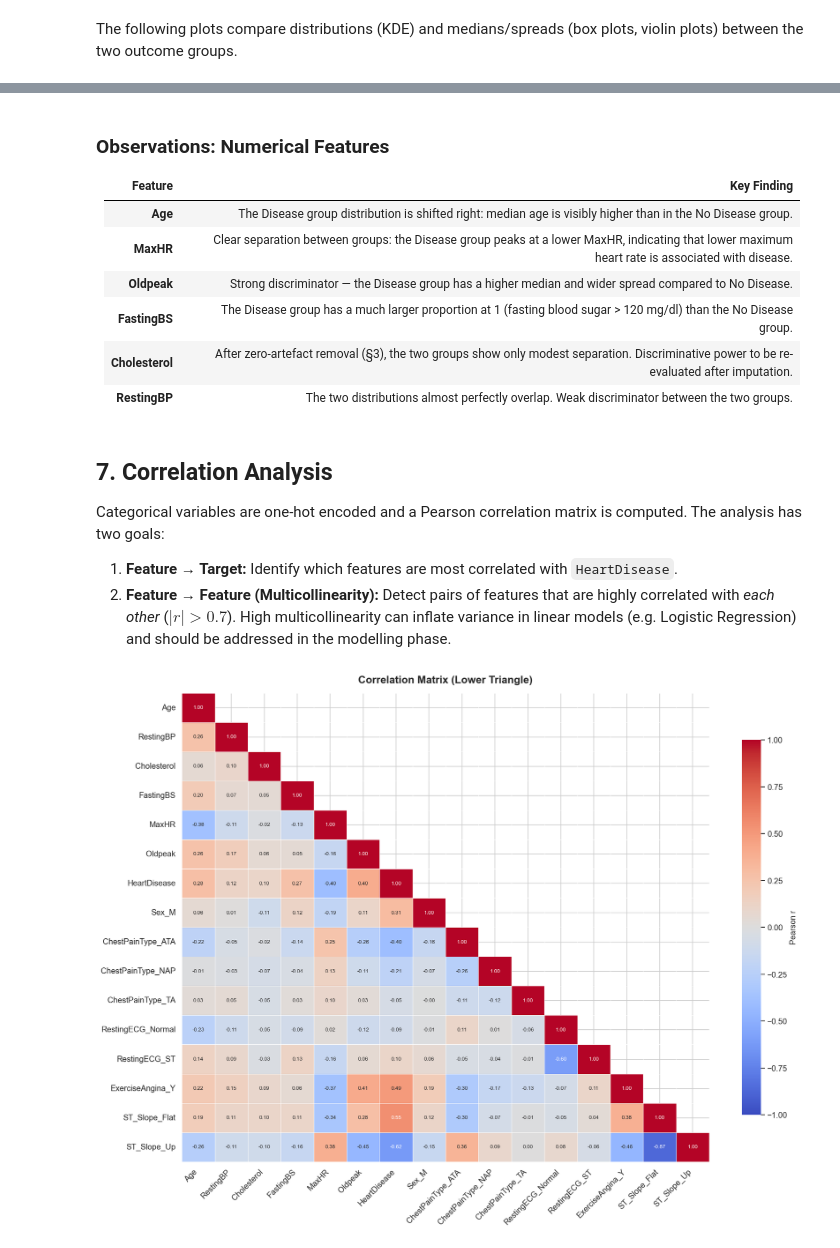
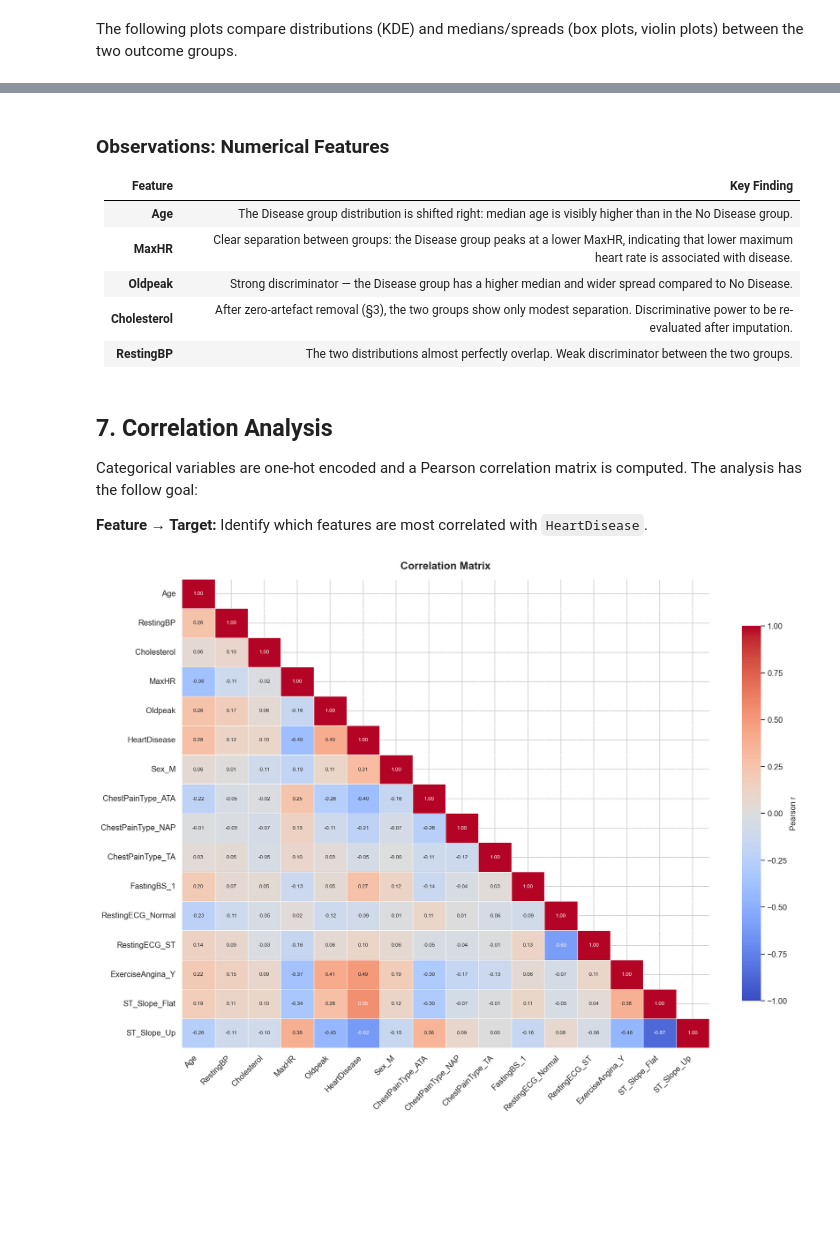
Before and after one commit to antonioiammarino/heart_failure, a Jupyter notebook: eda.ipynb, the cells around one changed output, grey strips where cells are left out. Cells and saved outputs as stored; diff of their text form; code cells hidden in the pictures; blank space fills up the shorter version.

Commit message:
fix eda with fastingbs treated as categoric

```diff
--- a/eda.ipynb
+++ b/eda.ipynb
@@ -89,6 +87,9 @@ First 5 rows:
 | 3 | 48 | F | ASY | 138 | 214 | 0 | Normal | 108 | ... |
 | 4 | 54 | M | NAP | 150 | 195 | 0 | Normal | 122 | ... |
 # %%
+# FastingBS is binary but stored as numeric, convert to categorical for clarity
+df['FastingBS'] = df['FastingBS'].astype(str)
+
 # Separate feature types
 categorical_cols = df.select_dtypes(include="object").columns.tolist()
 numerical_cols = df.select_dtypes(include=np.number).columns.tolist()
@@ -444,36 +447,34 @@ for col in numerical_cols:
 | **Age** | The Disease group distribution is shifted right: median age is visibly higher than in the No Disease group. |
 | **MaxHR** | Clear separation between groups: the Disease group peaks at a lower MaxHR, indicating that lower maximum heart rate is associated with disease. |
 | **Oldpeak** | Strong discriminator — the Disease group has a higher median and wider spread compared to No Disease. |
-| **FastingBS** | The Disease group has a much larger proportion at 1 (fasting blood sugar > 120 mg/dl) than the No Disease group. |
 | **Cholesterol** | After zero-artefact removal (§3), the two groups show only modest separation. Discriminative power to be re-evaluated after imputation. |
 | **RestingBP** | The two distributions almost perfectly overlap. Weak discriminator between the two groups. |
 # %% [markdown]
 <a id='7'></a>
 ## 7. Correlation Analysis
 
-Categorical variables are one-hot encoded and a Pearson correlation matrix is computed. The analysis has two goals:
+Categorical variables are one-hot encoded and a Pearson correlation matrix is computed. The analysis has the follow goal:
 
-1. **Feature → Target:** Identify which features are most correlated with `HeartDisease`.
-2. **Feature → Feature (Multicollinearity):** Detect pairs of features that are highly correlated with *each other* ($|r| > 0.7$). High multicollinearity can inflate variance in linear models (e.g. Logistic Regression) and should be addressed in the modelling phase.
+**Feature → Target:** Identify which features are most correlated with `HeartDisease`.
 # %%
 # Correlation matrix (full, one-hot encoded)
 df_encoded = pd.get_dummies(df, drop_first=True)
 corr_matrix = df_encoded.corr()
 
 # Mask upper triangle for cleaner visualisation
 mask = np.triu(np.ones_like(corr_matrix, dtype=bool), k=1)
 
 fig, ax = plt.subplots(figsize=(16, 12))
 sns.heatmap(corr_matrix, mask=mask, annot=True, cmap="coolwarm", fmt=".2f",
             linewidths=0.5, annot_kws={"size": 8}, vmin=-1, vmax=1,
             cbar_kws={"shrink": 0.8, "label": "Pearson r"}, ax=ax)
-ax.set_title("Correlation Matrix (Lower Triangle)", fontsize=16, fontweight="bold", pad=15)
+ax.set_title("Correlation Matrix", fontsize=16, fontweight="bold", pad=15)
 plt.xticks(rotation=45, ha="right")
 plt.yticks(rotation=0)
 plt.tight_layout()
 plt.show()
 # %% [output]
-[figure, old version]
+[figure, new version]
 # %%
 # Top correlations with HeartDisease
 target_corr = (
```
Also changed, not shown: parts of 22 cells of this notebook.
